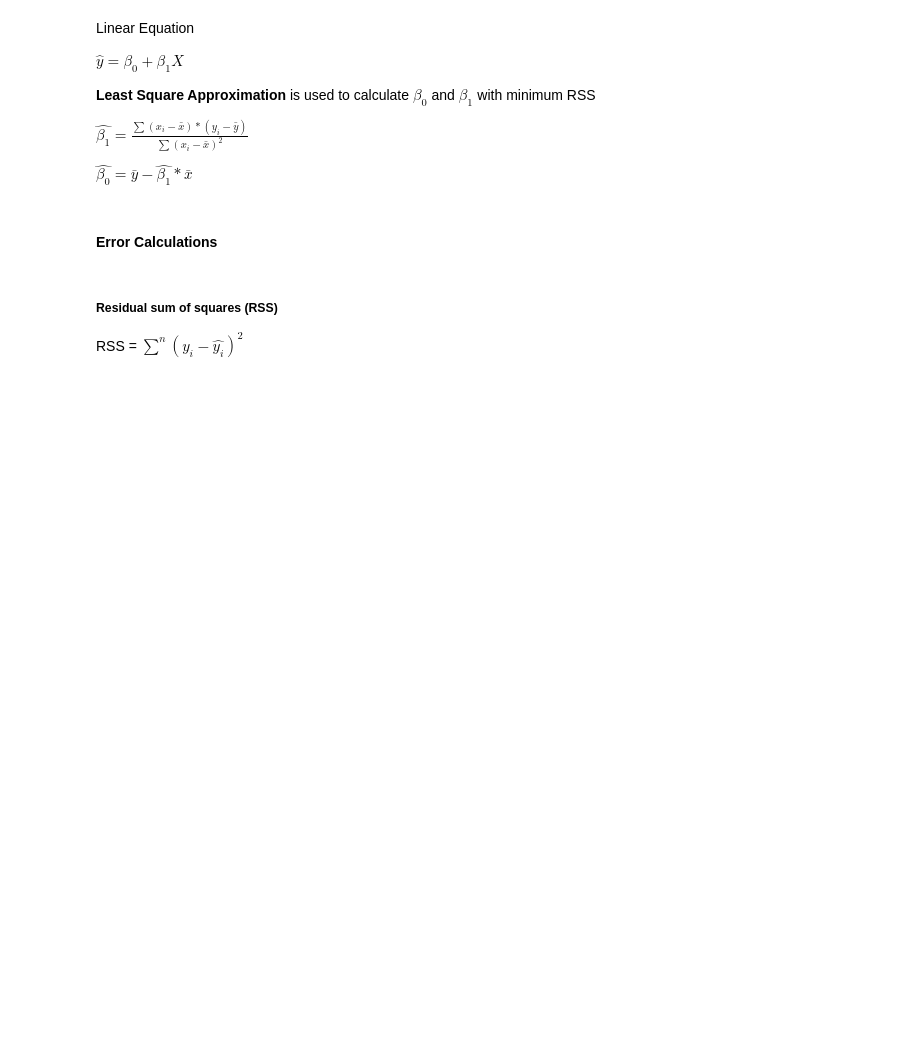
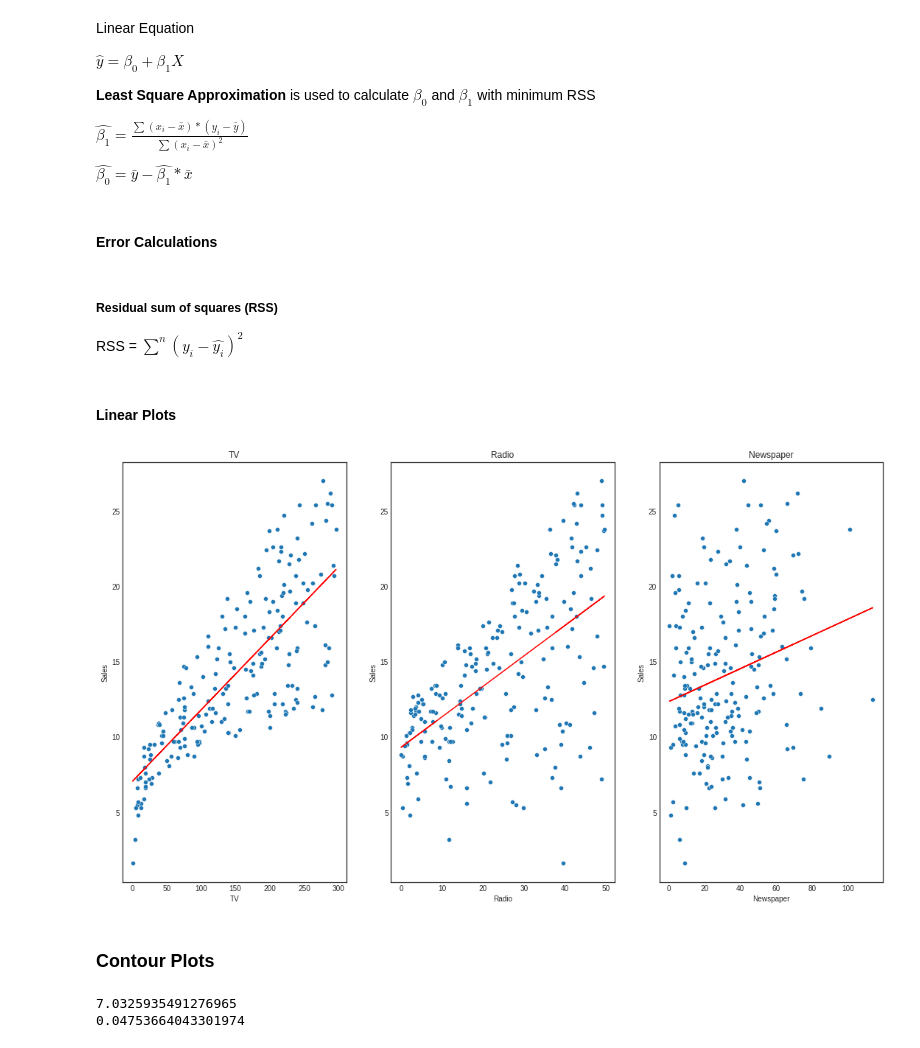
Before and after one commit to annsarapaul/ISLR-python, a Jupyter notebook: Notebooks/Ann/Chapter 3.ipynb, the cells around one changed output. Saved outputs shown, nothing was run; the diff lists cells and outputs as text; code cells hidden in the pictures; blank space fills up the shorter version.

```diff
--- a/Notebooks/Ann/Chapter 3.ipynb
+++ b/Notebooks/Ann/Chapter 3.ipynb
@@ -81,3 +81,37 @@ $\hat{\beta_{0}} = \bar{y} - \hat{\beta_{1}} *\bar{x}$
 ##### Residual sum of squares (RSS)
 
 RSS = $\sum_{}^{n}(y_{i} - \hat{y_{i}})^2$
+# %% [markdown]
+#### Linear Plots
+# %%
+# Update Params
+channels = ['TV', 'Radio','Newspaper']
+y_target_field = 'Sales'
+df = advertising
+
+# Params update complete
+fig, axs = plt.subplots(1,len(channels))
+fig.set_size_inches(18.5, 10.5)
+plt.figure(1)
+i = 0
+m = [0]*len(channels)
+b = [0]*len(channels)
+
+for channel in channels:
+    #axs[i] = sns.scatterplot(data=advertising, x=channel, y="Sales")
+    sns.scatterplot(data=df, x=channel, y=y_target_field,ax=axs[i]).set_title(channel)
+    m[i], b[i] = np.polyfit(df[channel], df[y_target_field], 1)
+    axs[i].plot(df[channel], m[i]*df[channel] + b[i],color='r')
+    i = i +1
+# %% [output]
+[figure, added]
+# %% [markdown]
+### Contour Plots
+# %%
+b0 = b[0]
+m0 = m[0]
+print(b0)
+print(m0)
+# %% [output]
+7.0325935491276965
+0.04753664043301974
```
Also changed, not shown: parts of 2 cells of this notebook.
